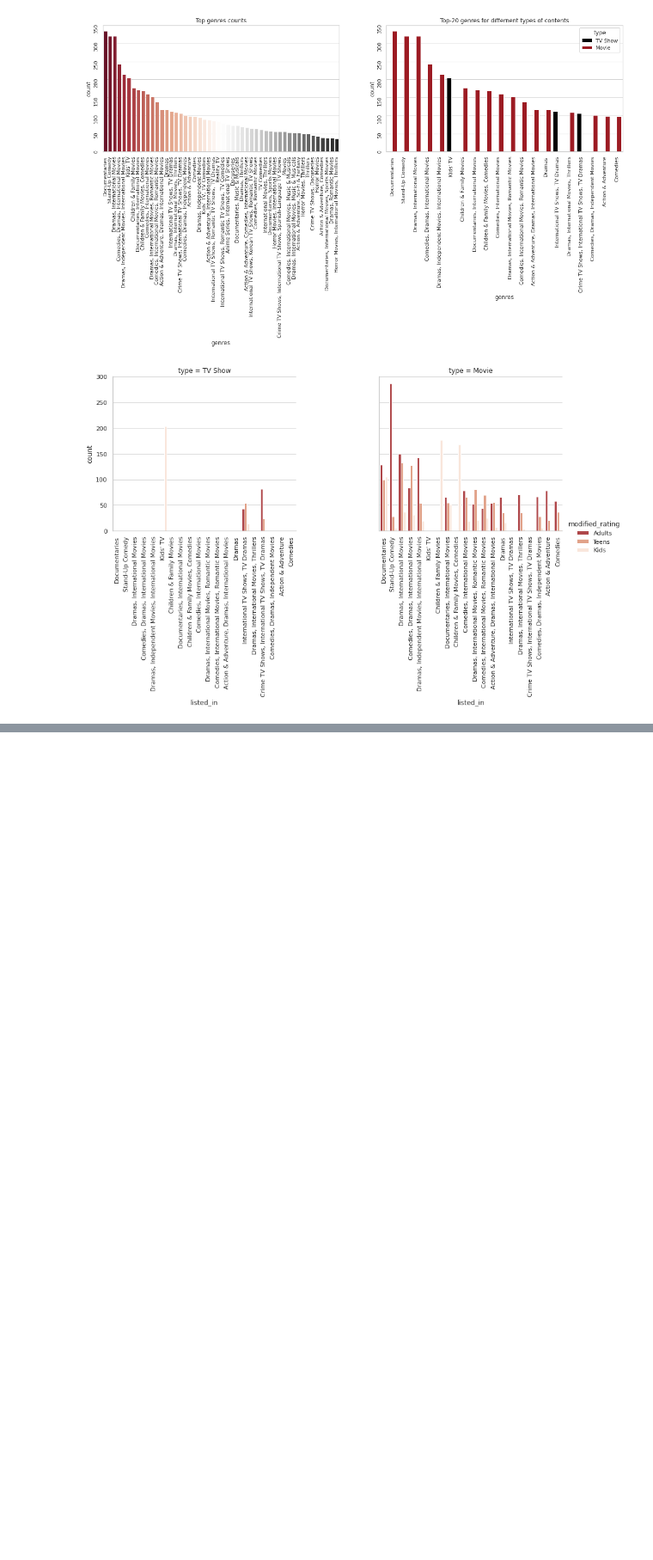
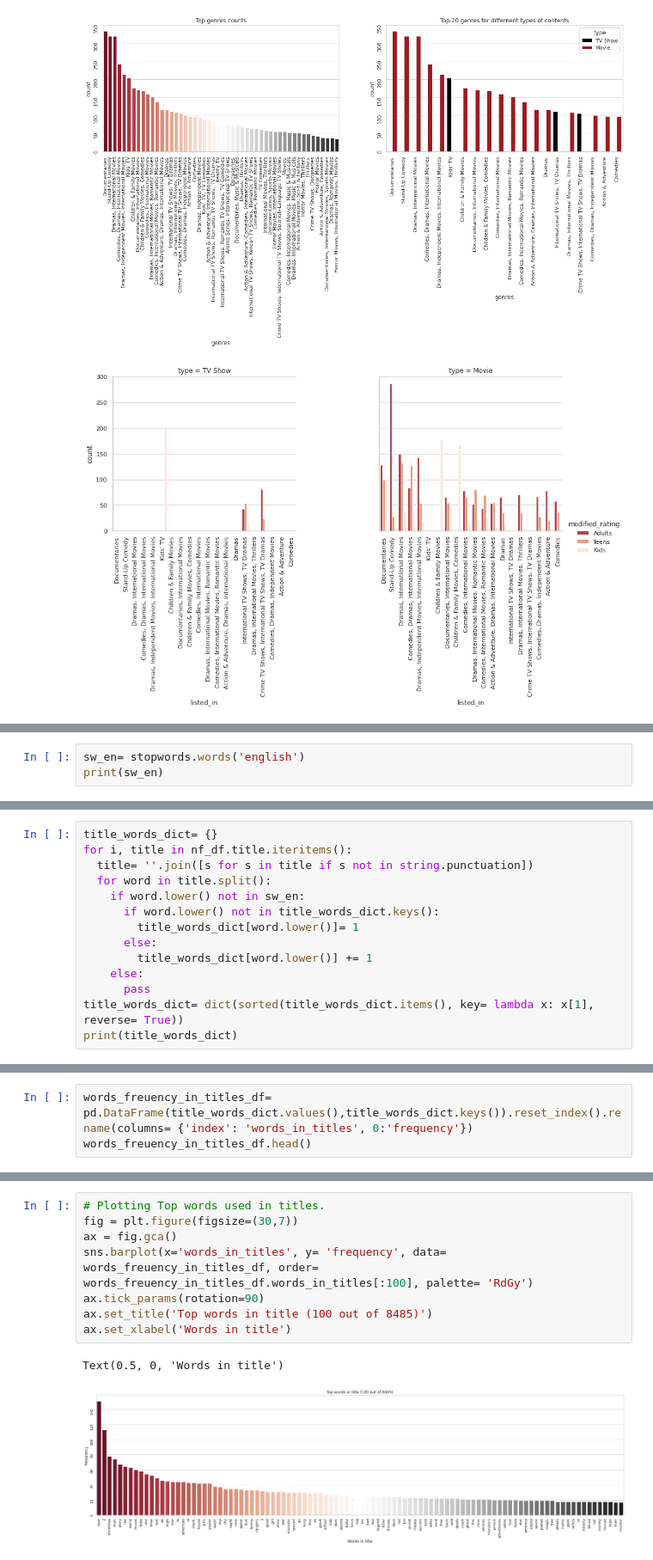
Before and after one commit to HariTarz/Netflix_Movies_And_TV_Shows_Clustering, a Jupyter notebook: Netflix_Movies_And_TV_Shows_Clustering.ipynb, the cells around one changed output, grey strips where cells are left out. Shown at 86% size. Cells and saved outputs as stored; diff of their text form; blank space fills up the shorter version.

```diff
--- a/Netflix_Movies_And_TV_Shows_Clustering.ipynb
+++ b/Netflix_Movies_And_TV_Shows_Clustering.ipynb
@@ -549,0 +593,3 @@ p.set_xticklabels(rotation=90)
+# %%
+sw_en= stopwords.words('english')
+print(sw_en)
@@ -549,0 +604,14 @@ p.set_xticklabels(rotation=90)
+# %%
+title_words_dict= {}
+for i, title in nf_df.title.iteritems():
+  title= ''.join([s for s in title if s not in string.punctuation])
+  for word in title.split():
+    if word.lower() not in sw_en:
+      if word.lower() not in title_words_dict.keys():
+        title_words_dict[word.lower()]= 1
+      else:
+        title_words_dict[word.lower()] += 1
+    else:
+      pass
+title_words_dict= dict(sorted(title_words_dict.items(), key= lambda x: x[1], reverse= True))
+print(title_words_dict)
@@ -549,0 +624,3 @@ p.set_xticklabels(rotation=90)
+# %%
+words_freuency_in_titles_df= pd.DataFrame(title_words_dict.values(),title_words_dict.keys()).reset_index().rename(columns= {'index': 'words_in_titles', 0:'frequency'})
+words_freuency_in_titles_df.head()
@@ -549,0 +634,11 @@ p.set_xticklabels(rotation=90)
+# %%
+# Plotting Top words used in titles.
+fig = plt.figure(figsize=(30,7))
+ax = fig.gca()
+sns.barplot(x='words_in_titles', y= 'frequency', data= words_freuency_in_titles_df, order= words_freuency_in_titles_df.words_in_titles[:100], palette= 'RdGy')
+ax.tick_params(rotation=90)
+ax.set_title('Top words in title (100 out of 8485)')
+ax.set_xlabel('Words in title')
+# %% [output]
+Text(0.5, 0, 'Words in title')
+[figure, added]
```
Also changed, not shown: parts of 87 cells of this notebook.
